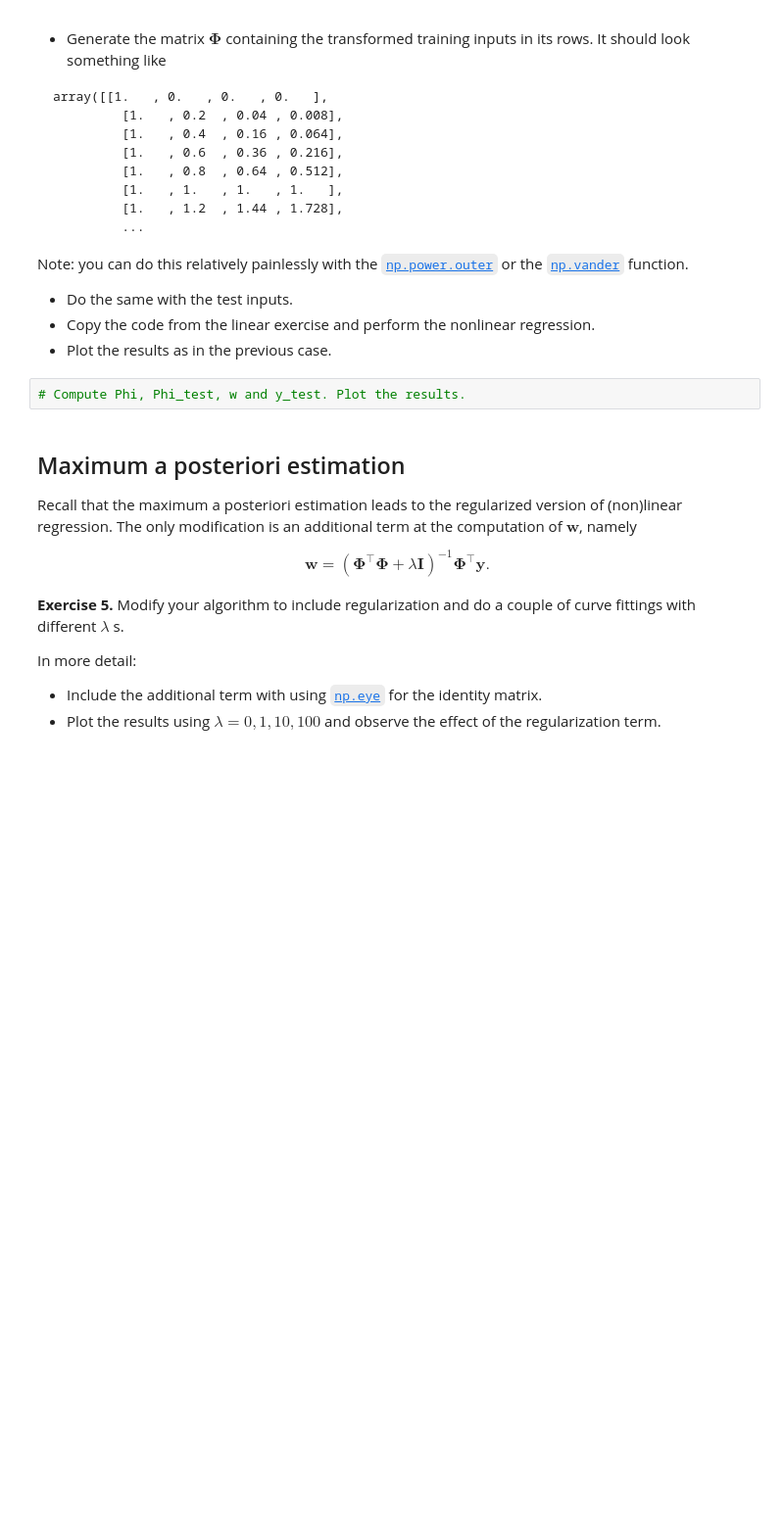
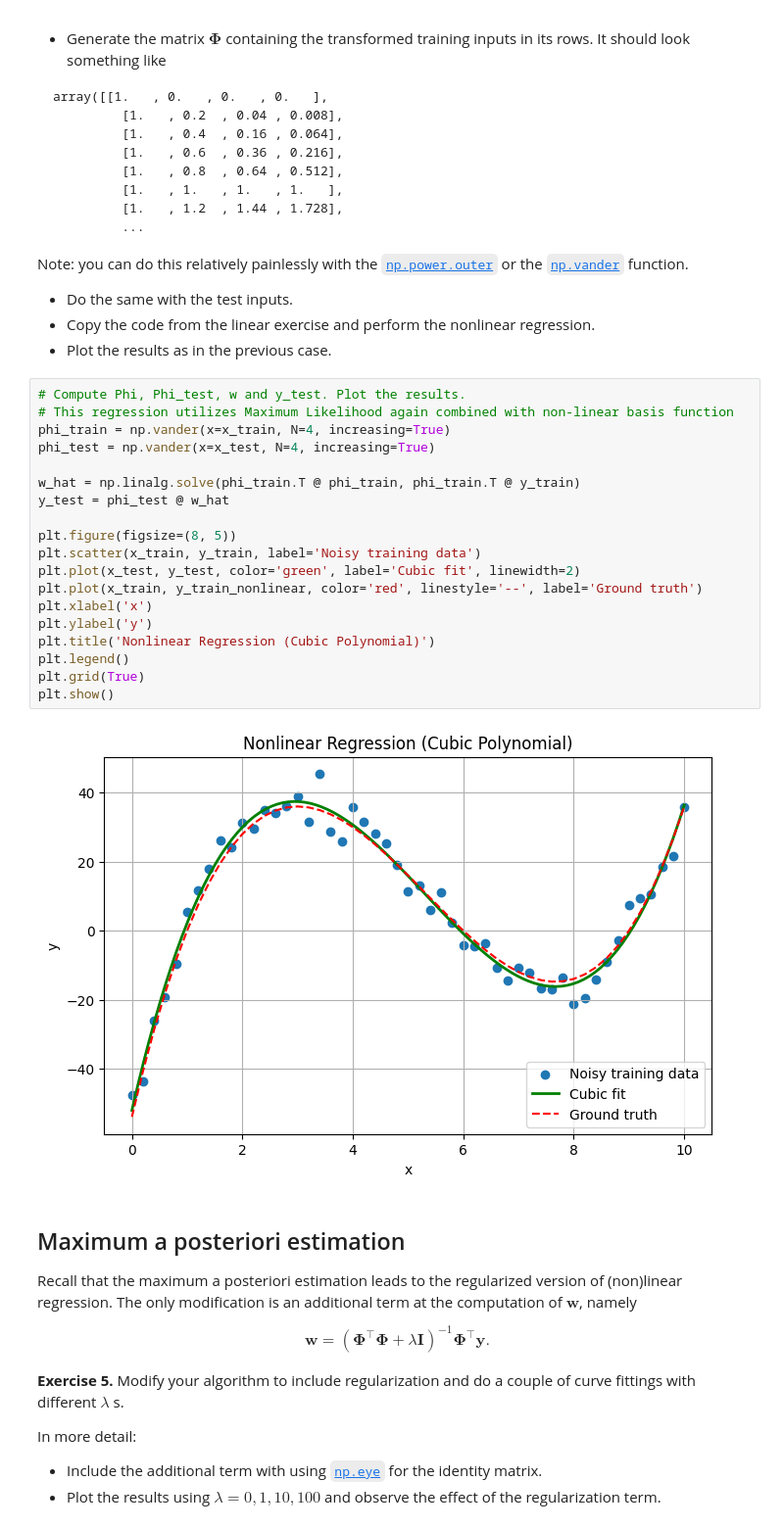
Before and after one commit to Agoston03/Machine-Learning-VIMIMA05, a Jupyter notebook: ML_2026_lab2_linreg.ipynb, the cells around one changed output. Shown at 98% size. Cells and saved outputs as stored; diff of their text form; blank space fills up the shorter version.

```diff
--- a/ML_2026_lab2_linreg.ipynb
+++ b/ML_2026_lab2_linreg.ipynb
@@ -114,8 +165,27 @@ Note: you can do this relatively painlessly with the [`np.power.outer`](https://
 - Do the same with the test inputs.
 - Copy the code from the linear exercise and perform the nonlinear regression.
 - Plot the results as in the previous case.
-# %%
-# Compute Phi, Phi_test, w and y_test. Plot the results.
+# %%
+# Compute Phi, Phi_test, w and y_test. Plot the results.
+# This regression utilizes Maximum Likelihood again combined with non-linear basis function
+phi_train = np.vander(x=x_train, N=4, increasing=True)
+phi_test = np.vander(x=x_test, N=4, increasing=True)
+
+w_hat = np.linalg.solve(phi_train.T @ phi_train, phi_train.T @ y_train)
+y_test = phi_test @ w_hat
+
+plt.figure(figsize=(8, 5))
+plt.scatter(x_train, y_train, label='Noisy training data')
+plt.plot(x_test, y_test, color='green', label='Cubic fit', linewidth=2)
+plt.plot(x_train, y_train_nonlinear, color='red', linestyle='--', label='Ground truth')
+plt.xlabel('x')
+plt.ylabel('y')
+plt.title('Nonlinear Regression (Cubic Polynomial)')
+plt.legend()
+plt.grid(True)
+plt.show()
+# %% [output]
+[figure, added]
 # %% [markdown]
 ## Maximum a posteriori estimation
 
```
Also changed, not shown: parts of 9 cells of this notebook.
